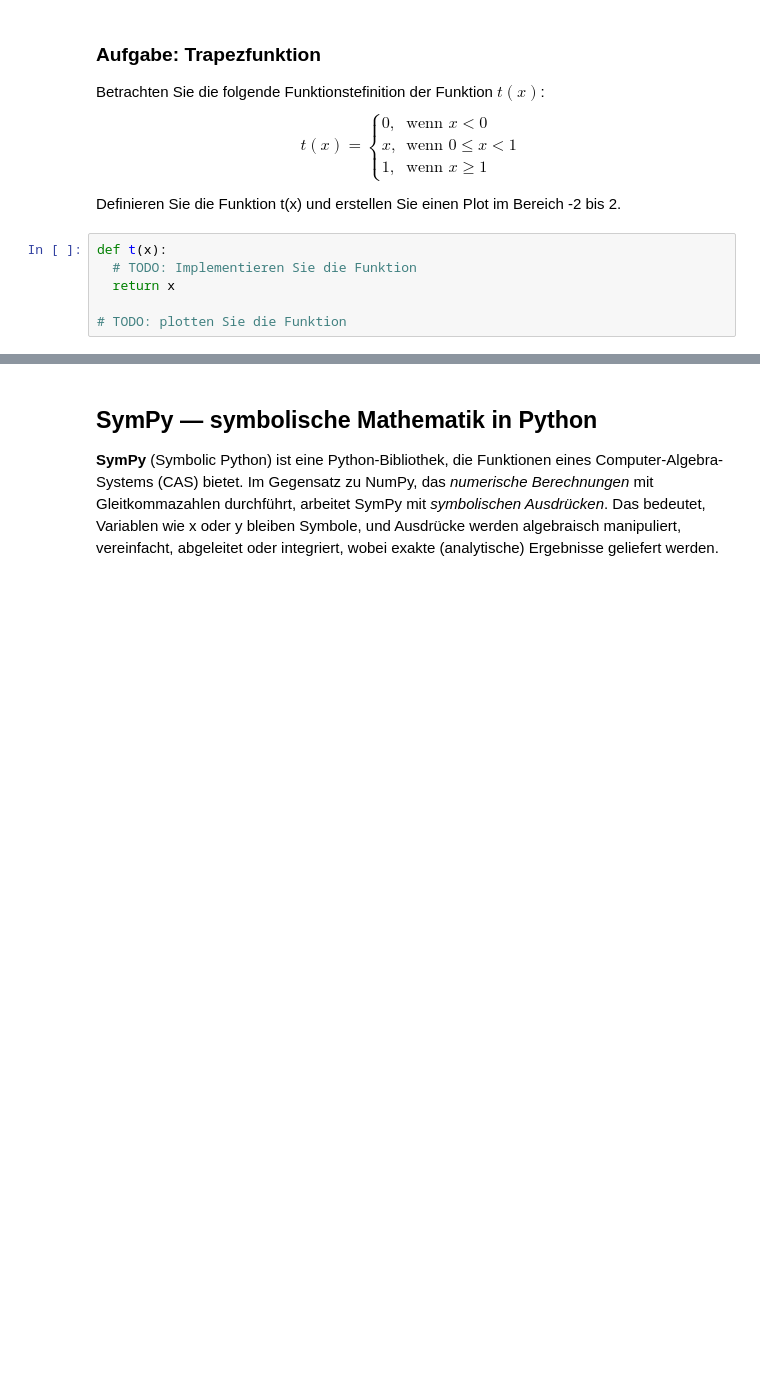
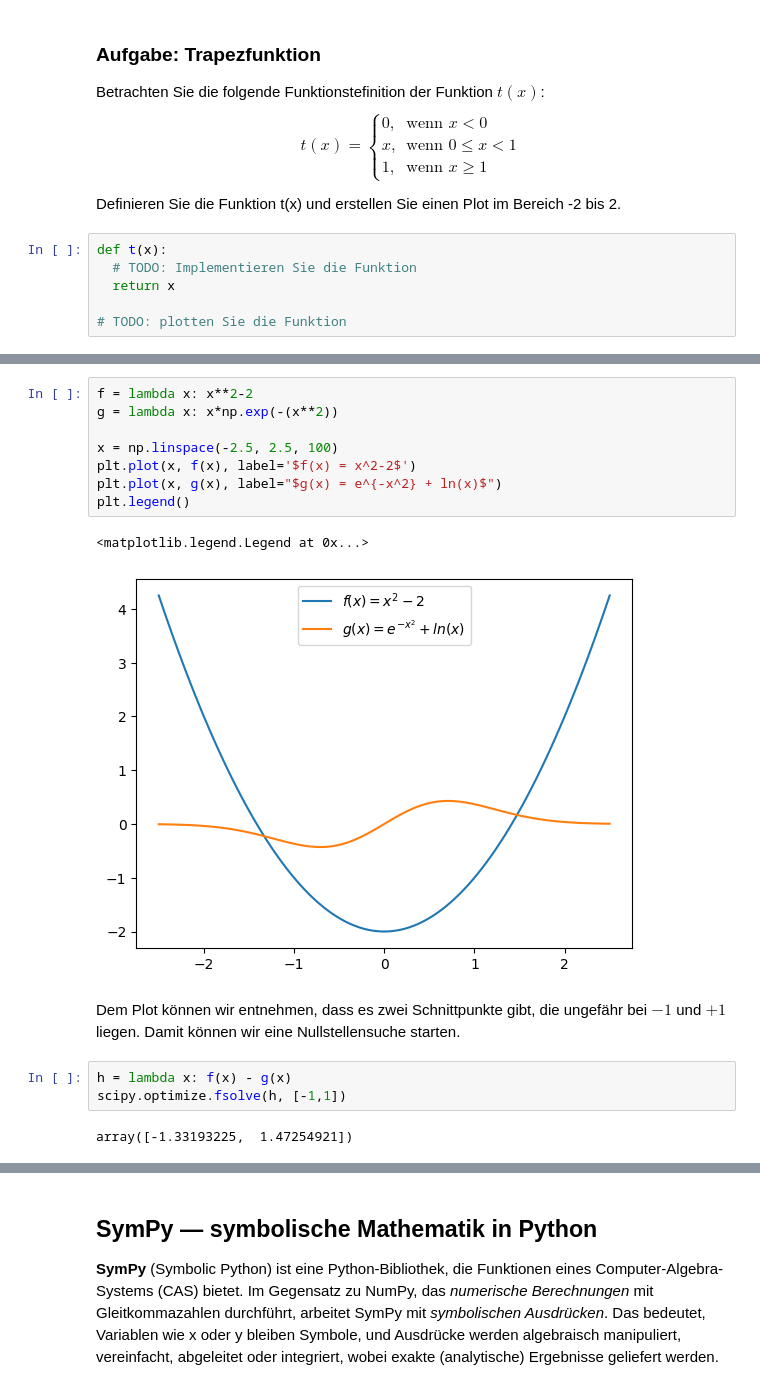
Before and after one commit to tokrelo/hso-mathe, a Jupyter notebook: 00-introduction.ipynb, the cells around one changed output, grey strips where cells are left out. Drawn from its saved outputs; the diff is of its cells as text; blank space fills up the shorter version.

```diff
--- a/00-introduction.ipynb
+++ b/00-introduction.ipynb
@@ -303,0 +316,18 @@ def t(x):
+# %%
+f = lambda x: x**2-2
+g = lambda x: x*np.exp(-(x**2))
+
+x = np.linspace(-2.5, 2.5, 100)
+plt.plot(x, f(x), label='$f(x) = x^2-2$')
+plt.plot(x, g(x), label="$g(x) = e^{-x^2} + ln(x)$")
+plt.legend()
+# %% [output]
+<matplotlib.legend.Legend at 0x...>
+[figure, added]
+# %% [markdown]
+Dem Plot können wir entnehmen, dass es zwei Schnittpunkte gibt, die ungefähr bei $-1$ und $+1$ liegen. Damit können wir eine Nullstellensuche starten.
+# %%
+h = lambda x: f(x) - g(x)
+scipy.optimize.fsolve(h, [-1,1])
+# %% [output]
+array([-1.33193225,  1.47254921])
```
Also changed, not shown: parts of 3 cells of this notebook.
